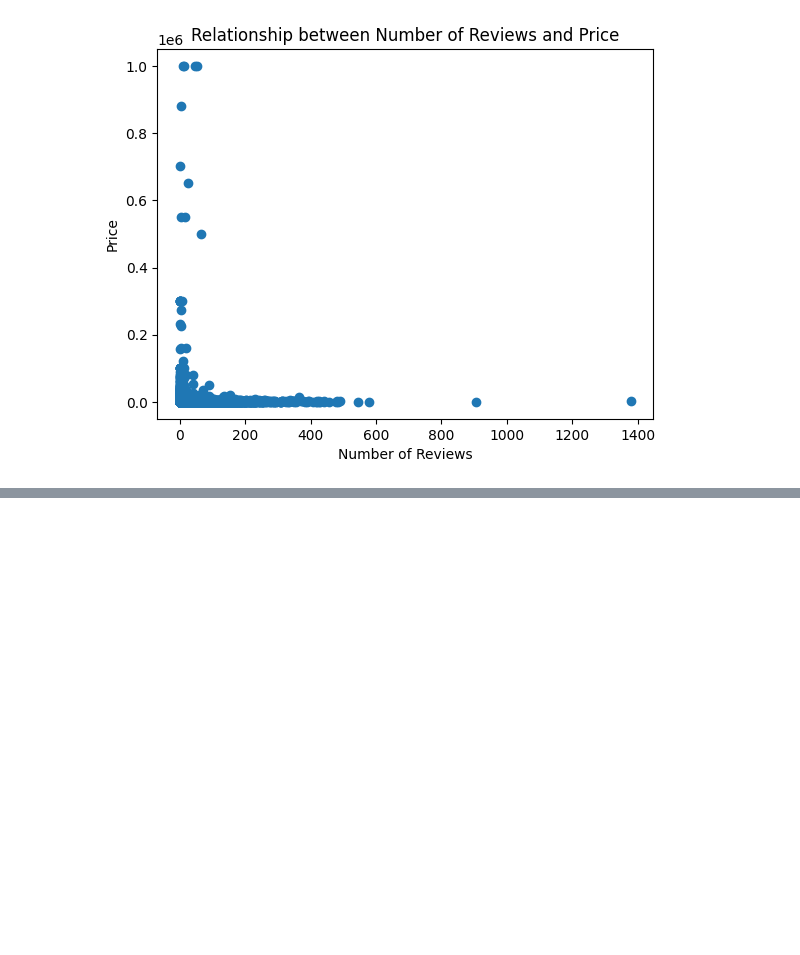
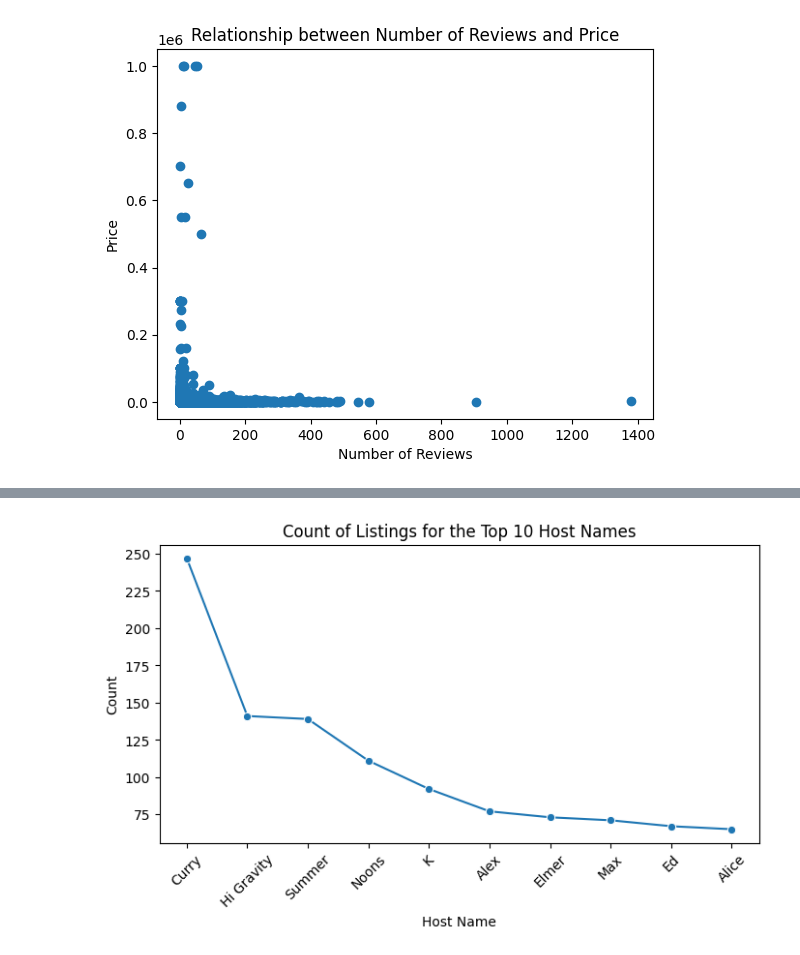
Before and after one commit to mine-martin/Bangkok_Listings_2023, a Jupyter notebook: Bangkok_Listings.ipynb, the cells around one changed output, grey strips where cells are left out. Cells and saved outputs as stored; diff of their text form; code cells hidden in the pictures; blank space fills up the shorter version.

```diff
--- a/Bangkok_Listings.ipynb
+++ b/Bangkok_Listings.ipynb
@@ -201,0 +285,20 @@ plt.show()
+# %%
+# Count the occurrences of each host name
+top_10_hosts = airBNB['host_name'].value_counts().head(10)
+
+# Reset the index to convert the result to a DataFrame
+top_10_hosts = top_10_hosts.reset_index()
+
+# Rename the columns for clarity
+top_10_hosts.columns = ['Host Name', 'Count']
+
+# Create a line plot of the count of listings for the top 10 host names
+plt.figure(figsize=(8, 4))
+sns.lineplot(data=top_10_hosts, x='Host Name', y='Count', marker='o')
+plt.xlabel('Host Name')
+plt.ylabel('Count')
+plt.title('Count of Listings for the Top 10 Host Names')
+plt.xticks(rotation=45)
+plt.show()
+# %% [output]
+[figure, added]
```
Also changed, not shown: parts of 9 cells of this notebook.
